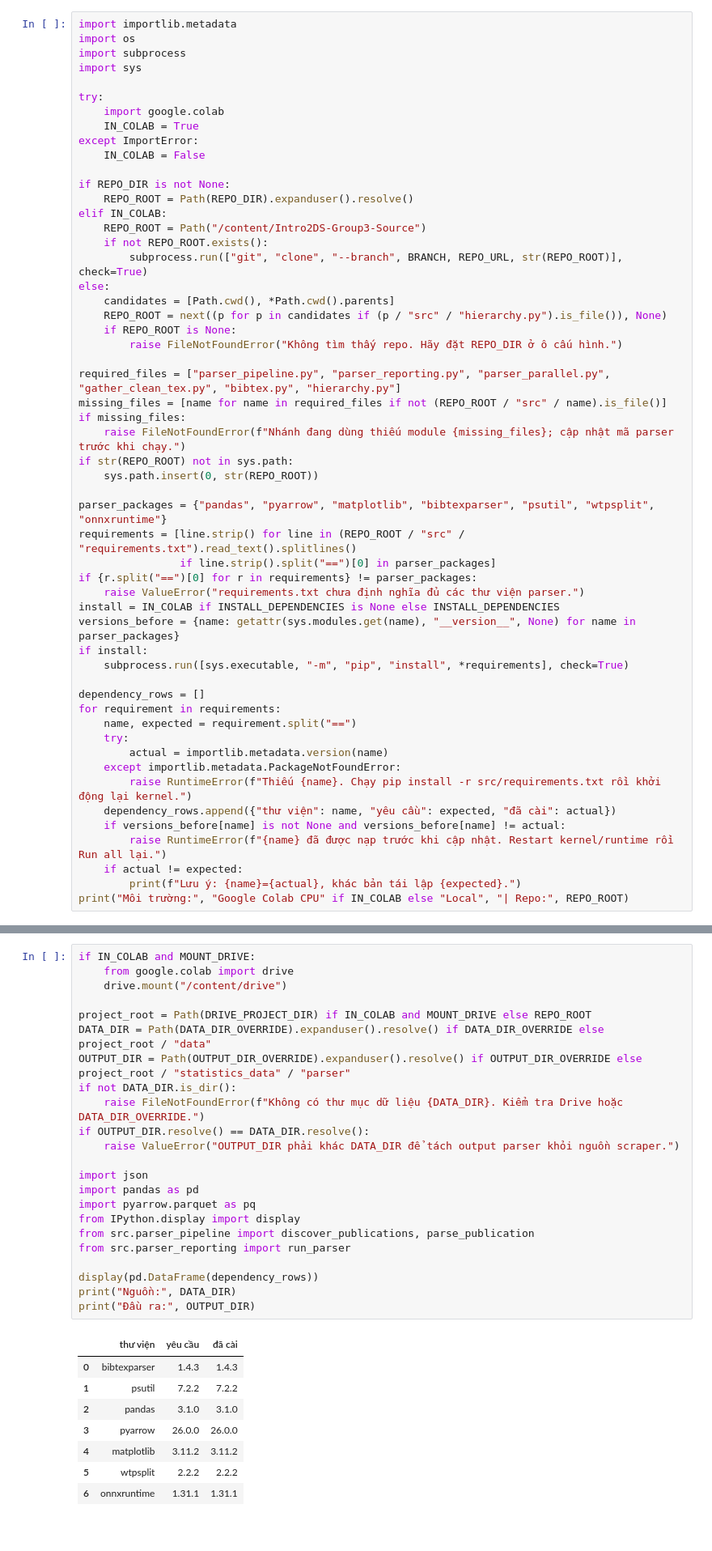
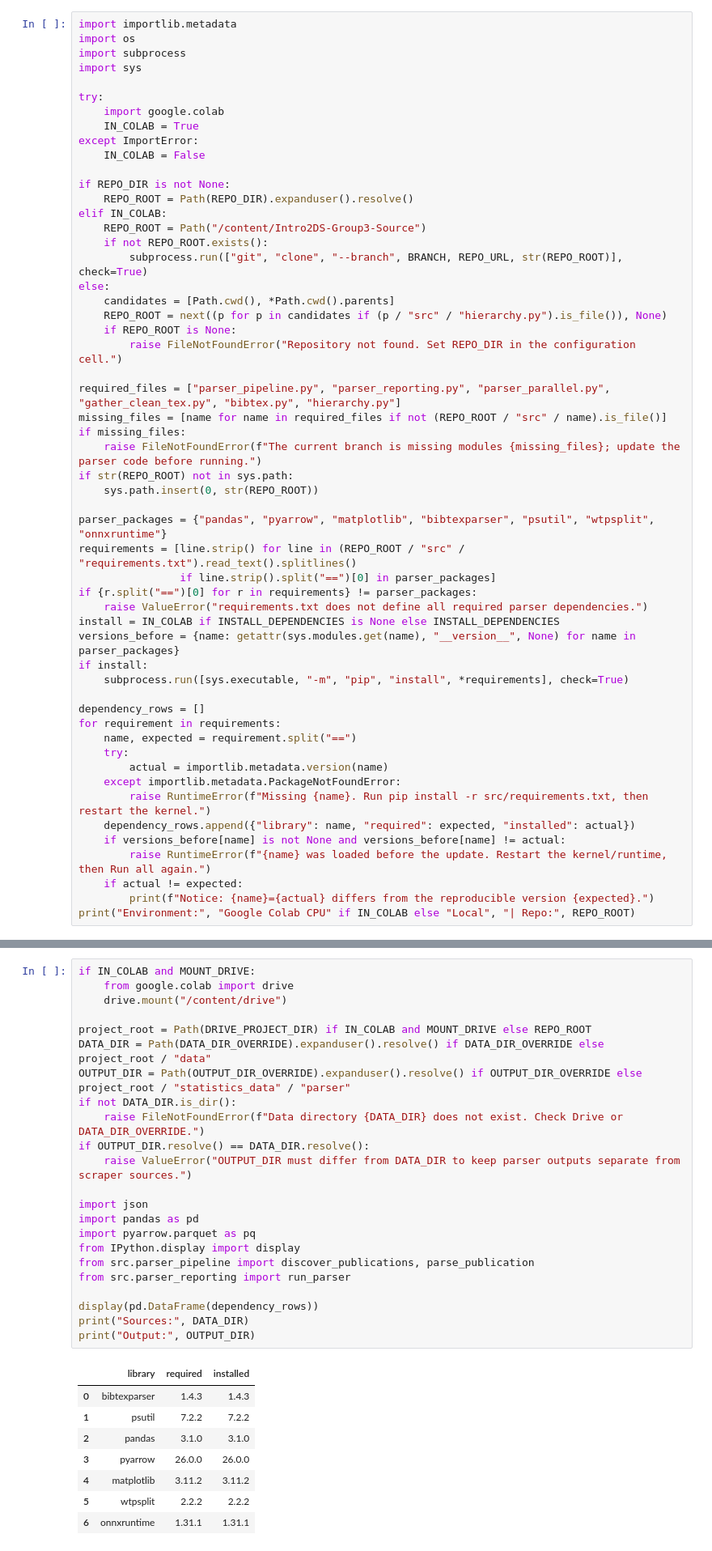
Before and after one commit to DuyNhat1705/Intro2DS-Group3-Source, a Jupyter notebook: src/parser.ipynb, the cells around one changed output, grey strips where cells are left out. Shown at 81% size. Cells and saved outputs as stored; diff of their text form.

```diff
--- a/src/parser.ipynb
+++ b/src/parser.ipynb
@@ -84,12 +84,12 @@ else:
     candidates = [Path.cwd(), *Path.cwd().parents]
     REPO_ROOT = next((p for p in candidates if (p / "src" / "hierarchy.py").is_file()), None)
     if REPO_ROOT is None:
-        raise FileNotFoundError("Không tìm thấy repo. Hãy đặt REPO_DIR ở ô cấu hình.")
+        raise FileNotFoundError("Repository not found. Set REPO_DIR in the configuration cell.")
 
 required_files = ["parser_pipeline.py", "parser_reporting.py", "parser_parallel.py", "gather_clean_tex.py", "bibtex.py", "hierarchy.py"]
 missing_files = [name for name in required_files if not (REPO_ROOT / "src" / name).is_file()]
 if missing_files:
-    raise FileNotFoundError(f"Nhánh đang dùng thiếu module {missing_files}; cập nhật mã parser trước khi chạy.")
+    raise FileNotFoundError(f"The current branch is missing modules {missing_files}; update the parser code before running.")
 if str(REPO_ROOT) not in sys.path:
     sys.path.insert(0, str(REPO_ROOT))
 
@@ -97,7 +97,7 @@ parser_packages = {"pandas", "pyarrow", "matplotlib", "bibtexparser", "psutil",
 requirements = [line.strip() for line in (REPO_ROOT / "src" / "requirements.txt").read_text().splitlines()
                 if line.strip().split("==")[0] in parser_packages]
 if {r.split("==")[0] for r in requirements} != parser_packages:
-    raise ValueError("requirements.txt chưa định nghĩa đủ các thư viện parser.")
+    raise ValueError("requirements.txt does not define all required parser dependencies.")
 install = IN_COLAB if INSTALL_DEPENDENCIES is None else INSTALL_DEPENDENCIES
 versions_before = {name: getattr(sys.modules.get(name), "__version__", None) for name in parser_packages}
 if install:
@@ -109,11 +109,11 @@ for requirement in requirements:
     try:
         actual = importlib.metadata.version(name)
     except importlib.metadata.PackageNotFoundError:
-        raise RuntimeError(f"Thiếu {name}. Chạy pip install -r src/requirements.txt rồi khởi động lại kernel.")
-    dependency_rows.append({"thư viện": name, "yêu cầu": expected, "đã cài": actual})
+        raise RuntimeError(f"Missing {name}. Run pip install -r src/requirements.txt, then restart the kernel.")
+    dependency_rows.append({"library": name, "required": expected, "installed": actual})
     if versions_before[name] is not None and versions_before[name] != actual:
-        raise RuntimeError(f"{name} đã được nạp trước khi cập nhật. Restart kernel/runtime rồi Run all lại.")
+        raise RuntimeError(f"{name} was loaded before the update. Restart the kernel/runtime, then Run all again.")
     if actual != expected:
-        print(f"Lưu ý: {name}={actual}, khác bản tái lập {expected}.")
-print("Môi trường:", "Google Colab CPU" if IN_COLAB else "Local", "| Repo:", REPO_ROOT)
+        print(f"Notice: {name}={actual} differs from the reproducible version {expected}.")
+print("Environment:", "Google Colab CPU" if IN_COLAB else "Local", "| Repo:", REPO_ROOT)
 # %% [output]
@@ -121,28 +121,28 @@ Môi trường: Local | Repo: /mnt/c/Intro2DS-Group3-Source
 # %%
 if IN_COLAB and MOUNT_DRIVE:
     from google.colab import drive
     drive.mount("/content/drive")
 
 project_root = Path(DRIVE_PROJECT_DIR) if IN_COLAB and MOUNT_DRIVE else REPO_ROOT
 DATA_DIR = Path(DATA_DIR_OVERRIDE).expanduser().resolve() if DATA_DIR_OVERRIDE else project_root / "data"
 OUTPUT_DIR = Path(OUTPUT_DIR_OVERRIDE).expanduser().resolve() if OUTPUT_DIR_OVERRIDE else project_root / "statistics_data" / "parser"
 if not DATA_DIR.is_dir():
-    raise FileNotFoundError(f"Không có thư mục dữ liệu {DATA_DIR}. Kiểm tra Drive hoặc DATA_DIR_OVERRIDE.")
+    raise FileNotFoundError(f"Data directory {DATA_DIR} does not exist. Check Drive or DATA_DIR_OVERRIDE.")
 if OUTPUT_DIR.resolve() == DATA_DIR.resolve():
-    raise ValueError("OUTPUT_DIR phải khác DATA_DIR để tách output parser khỏi nguồn scraper.")
+    raise ValueError("OUTPUT_DIR must differ from DATA_DIR to keep parser outputs separate from scraper sources.")
 
 import json
 import pandas as pd
 import pyarrow.parquet as pq
 from IPython.display import display
 from src.parser_pipeline import discover_publications, parse_publication
 from src.parser_reporting import run_parser
 
 display(pd.DataFrame(dependency_rows))
-print("Nguồn:", DATA_DIR)
-print("Đầu ra:", OUTPUT_DIR)
+print("Sources:", DATA_DIR)
+print("Output:", OUTPUT_DIR)
 # %% [output]
-|  | thư viện | yêu cầu | đã cài |
+|  | library | required | installed |
 | 0 | bibtexparser | 1.4.3 | 1.4.3 |
 | 1 | psutil | 7.2.2 | 7.2.2 |
 | 2 | pandas | 3.1.0 | 3.1.0 |
```
Also changed, not shown: parts of 10 cells of this notebook, 4 other files.
